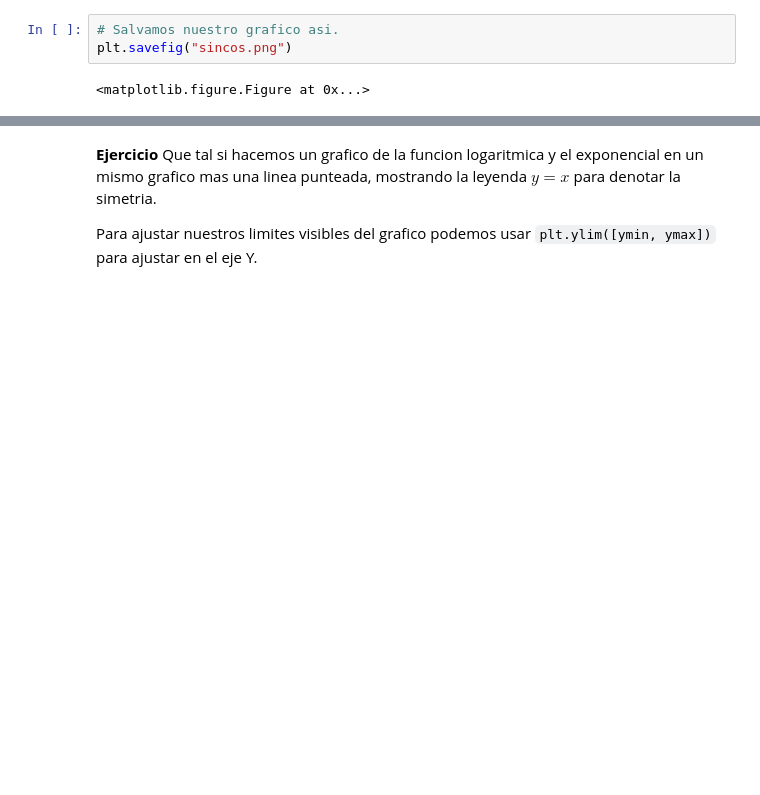
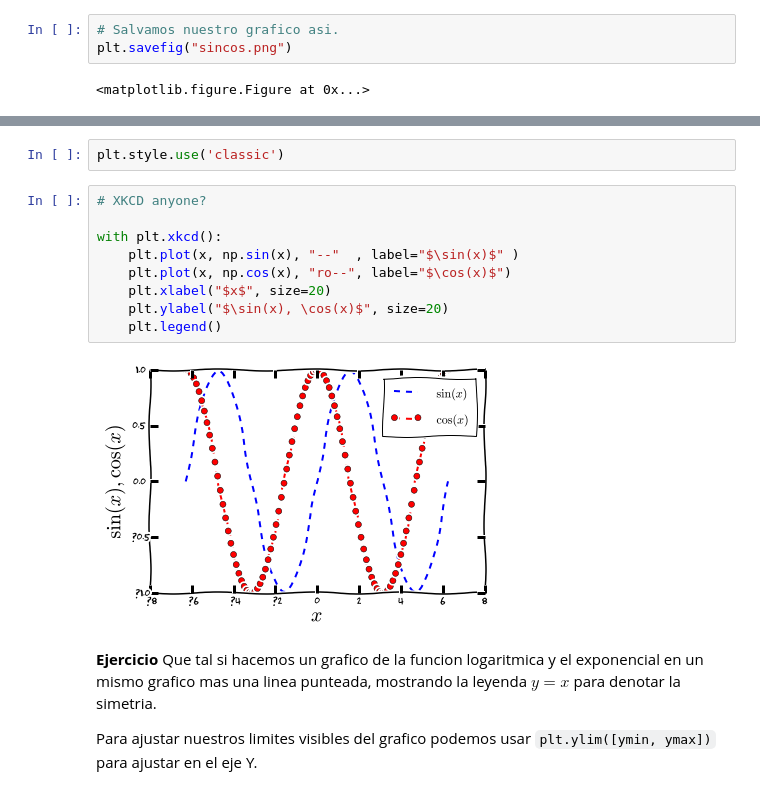
Before and after one commit to hmedrano/curso-python-cientifico, a Jupyter notebook: nb01-empezando-python-cientifico.ipynb, the cells around one changed output, grey strips where cells are left out. Saved outputs shown, nothing was run; the diff lists cells and outputs as text; blank space fills up the shorter version.

```diff
--- a/nb01-empezando-python-cientifico.ipynb
+++ b/nb01-empezando-python-cientifico.ipynb
@@ -219,3 +225,16 @@ plt.savefig("sincos.png")
+# %%
+plt.style.use('classic')
+# %%
+# XKCD anyone?
+
+with plt.xkcd():
+    plt.plot(x, np.sin(x), "--"  , label="$\sin(x)$" )
+    plt.plot(x, np.cos(x), "ro--", label="$\cos(x)$")
+    plt.xlabel("$x$", size=20)
+    plt.ylabel("$\sin(x), \cos(x)$", size=20)
+    plt.legend()
+# %% [output]
+[figure, added]
 # %% [markdown]
 **Ejercicio** Que tal si hacemos un grafico de la funcion logaritmica y el exponencial en un mismo grafico mas una linea punteada, mostrando la leyenda $y=x$ para denotar la simetria.
 
```
Also changed, not shown: parts of 1 cell of this notebook, 3 other files.
